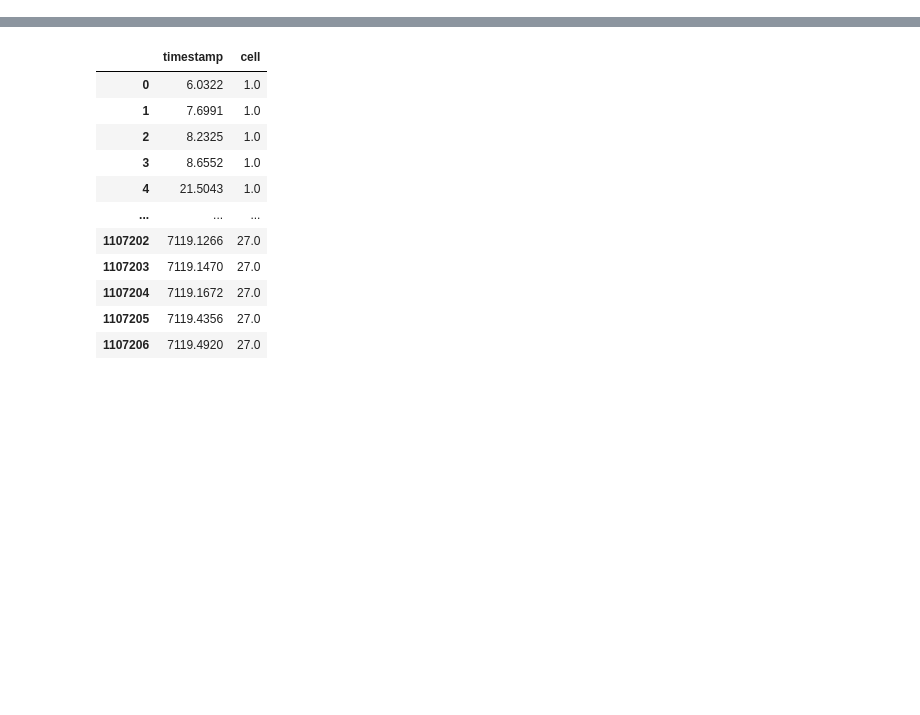
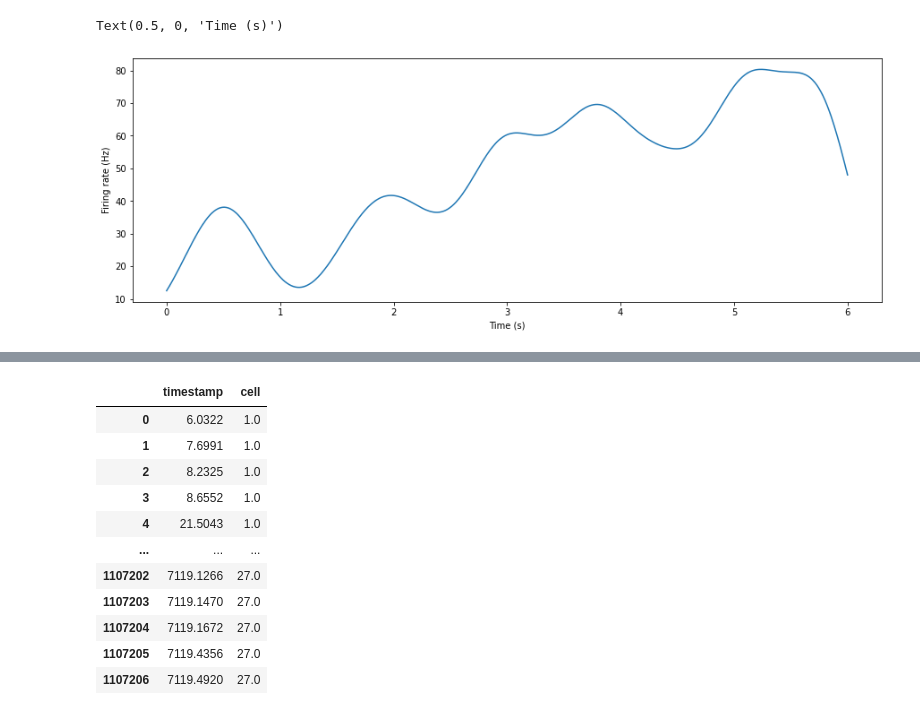
Before and after one commit to lfernandof/neural-pop-dynamics, a Jupyter notebook: projeto/exploratory_analysis.ipynb, the cells around one changed output, grey strips where cells are left out. Drawn from its saved outputs; the diff is of its cells as text; code cells hidden in the pictures; blank space fills up the shorter version.

```diff
--- a/projeto/exploratory_analysis.ipynb
+++ b/projeto/exploratory_analysis.ipynb
@@ -142,0 +201,3 @@ def windowed_signal(spike_times,starting_point=0,sampling_rate=0.01,kernel='rect
+# %%
+#split the trials further, separating each trial into its constituent neurons
+trials = [separate_neurons(trial) for trial in trials]
@@ -142,0 +207,8 @@ def windowed_signal(spike_times,starting_point=0,sampling_rate=0.01,kernel='rect
+# %%
+firing_rates = []
+
+for trial in trials:
+    for neuron in trial:
+        print(neuron['timestamp'])
+        break
+    break
@@ -142,0 +233,12 @@ def windowed_signal(spike_times,starting_point=0,sampling_rate=0.01,kernel='rect
+# %%
+def trial_firing_rates():
+    firing_rates = []
+
+    for neuron in trial:
+
+
+firing_rates = []
+
+for neuron in range(len(trials[0])):
+    spikes = trials[0][neuron]['timestamp']
+    firing_rates.append(windowed_signal(spikes,resolution=0.3))
@@ -142,0 +262,10 @@ def windowed_signal(spike_times,starting_point=0,sampling_rate=0.01,kernel='rect
+# %%
+teste = firing_rates[10]
+
+plt.figure(figsize=(15,5))
+plt.plot(np.linspace(0,6, len(teste)),teste)
+plt.ylabel('Firing rate (Hz)')
+plt.xlabel('Time (s)')
+# %% [output]
+Text(0.5, 0, 'Time (s)')
+[figure, added]
```
Also changed, not shown: parts of 16 cells of this notebook.
